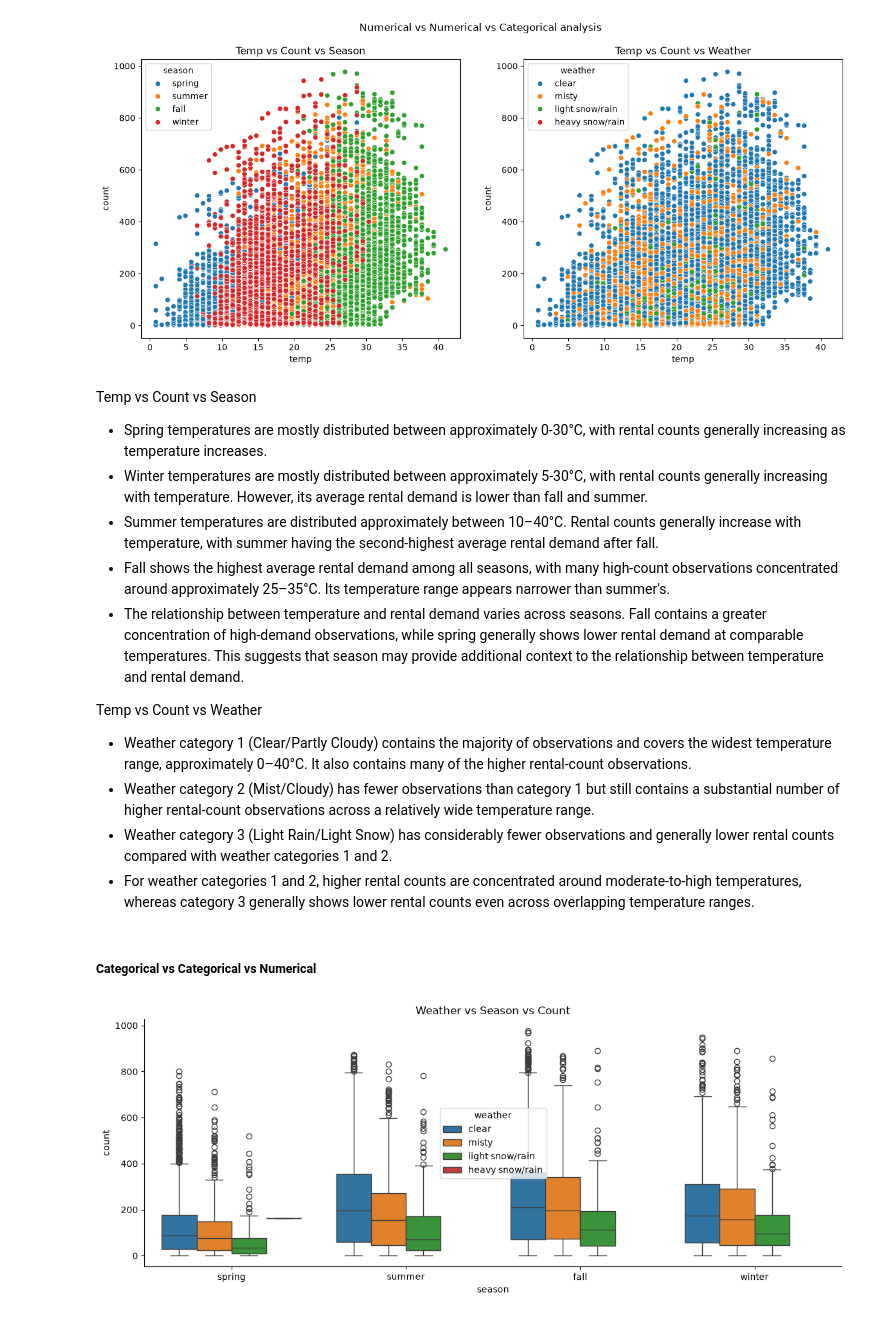
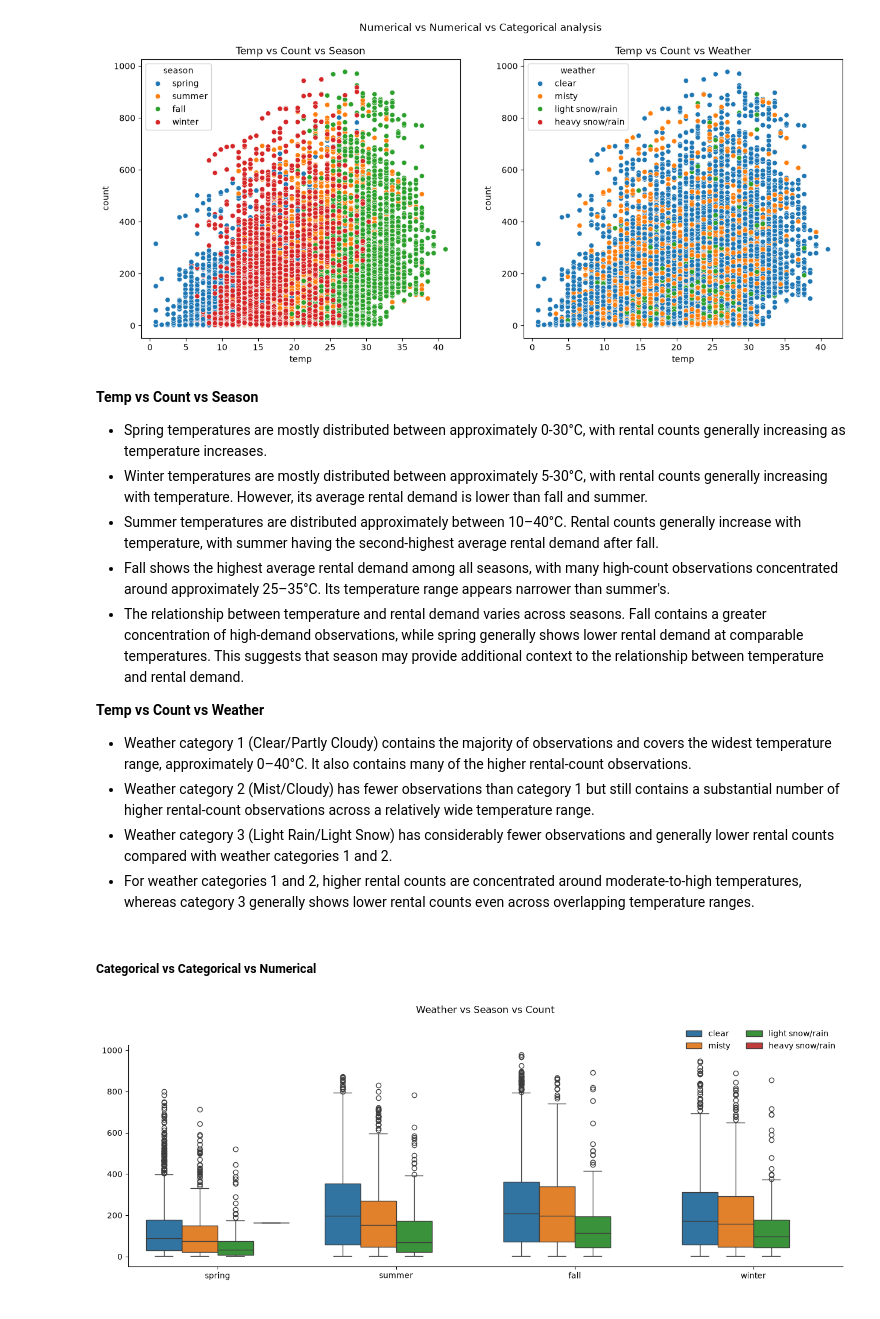
Before and after one commit to Yuvi977/Yulu-Bike-Sharing-Hypothesis-Testing, a Jupyter notebook: Business_Case_Yulu_Hypothesis_Testing.ipynb, the cells around one changed output. Drawn from its saved outputs; the diff is of its cells as text; code cells hidden in the pictures.

```diff
--- a/Business_Case_Yulu_Hypothesis_Testing.ipynb
+++ b/Business_Case_Yulu_Hypothesis_Testing.ipynb
@@ -88,6 +88,7 @@ df["month_name"] = df["datetime"].dt.month_name()
 month_order = ["January", "February", "March", "April", "May", "June",
                "July", "August", "September", "October", "November", "December"]
 df["month_name"] = pd.Categorical(df["month_name"], categories=month_order, ordered=True)
+df["hour"] = df["datetime"].dt.hour
 # %%
 df.head()
 # %% [output]
@@ -590,14 +609,14 @@ plt.show()
 # %% [output]
 [figure]
 # %% [markdown]
-Temp vs Count vs Season
+**Temp vs Count vs Season**
 * Spring temperatures are mostly distributed between approximately 0-30°C, with rental counts generally increasing as temperature increases.
 * Winter temperatures are mostly distributed between approximately 5-30°C, with rental counts generally increasing with temperature. However, its average rental demand is lower than fall and summer.
 * Summer temperatures are distributed approximately between 10–40°C. Rental counts generally increase with temperature, with summer having the second-highest average rental demand after fall.
 * Fall shows the highest average rental demand among all seasons, with many high-count observations concentrated around approximately 25–35°C. Its temperature range appears narrower than summer's.
 * The relationship between temperature and rental demand varies across seasons. Fall contains a greater concentration of high-demand observations, while spring generally shows lower rental demand at comparable temperatures. This suggests that season may provide additional context to the relationship between temperature and rental demand.
 
-Temp vs Count vs Weather
+**Temp vs Count vs Weather**
 * Weather category 1 (Clear/Partly Cloudy) contains the majority of observations and covers the widest temperature range, approximately 0–40°C. It also contains many of the higher rental-count observations.
 * Weather category 2 (Mist/Cloudy) has fewer observations than category 1 but still contains a substantial number of higher rental-count observations across a relatively wide temperature range.
 * Weather category 3 (Light Rain/Light Snow) has considerably fewer observations and generally lower rental counts compared with weather categories 1 and 2.
@@ -605,12 +624,14 @@ Temp vs Count vs Weather
 # %% [markdown]
 ##### Categorical vs Categorical vs Numerical
 # %%
-fig, ax = plt.subplots(figsize=(14,5))
+fig, ax = plt.subplots(figsize=(16,5))
 
 sns.boxplot(data=df, x="season", y="count", hue="weather")
-ax.set_title("Weather vs Season vs Count")
+ax.set_title("Weather vs Season vs Count", pad=40)
 ax.spines[["top", "right"]].set_visible(False)
+ax.legend(ncol=2, frameon=False, bbox_to_anchor=(1.0,1.1))
+ax.set(xlabel=None, ylabel=None)
 
 plt.show()
 # %% [output]
-[figure, old version]
+[figure, new version]
```
Also changed, not shown: parts of 18 cells of this notebook.
